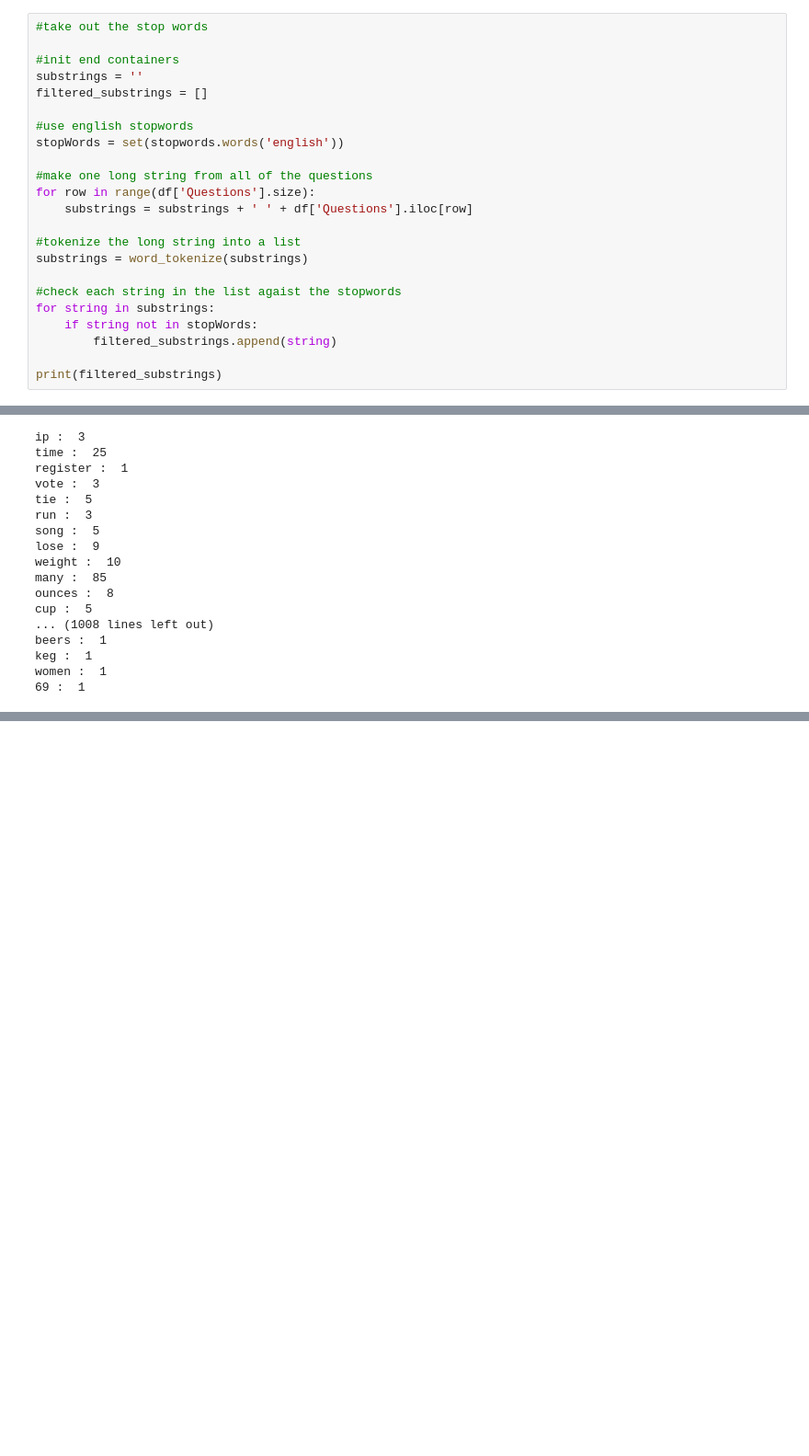
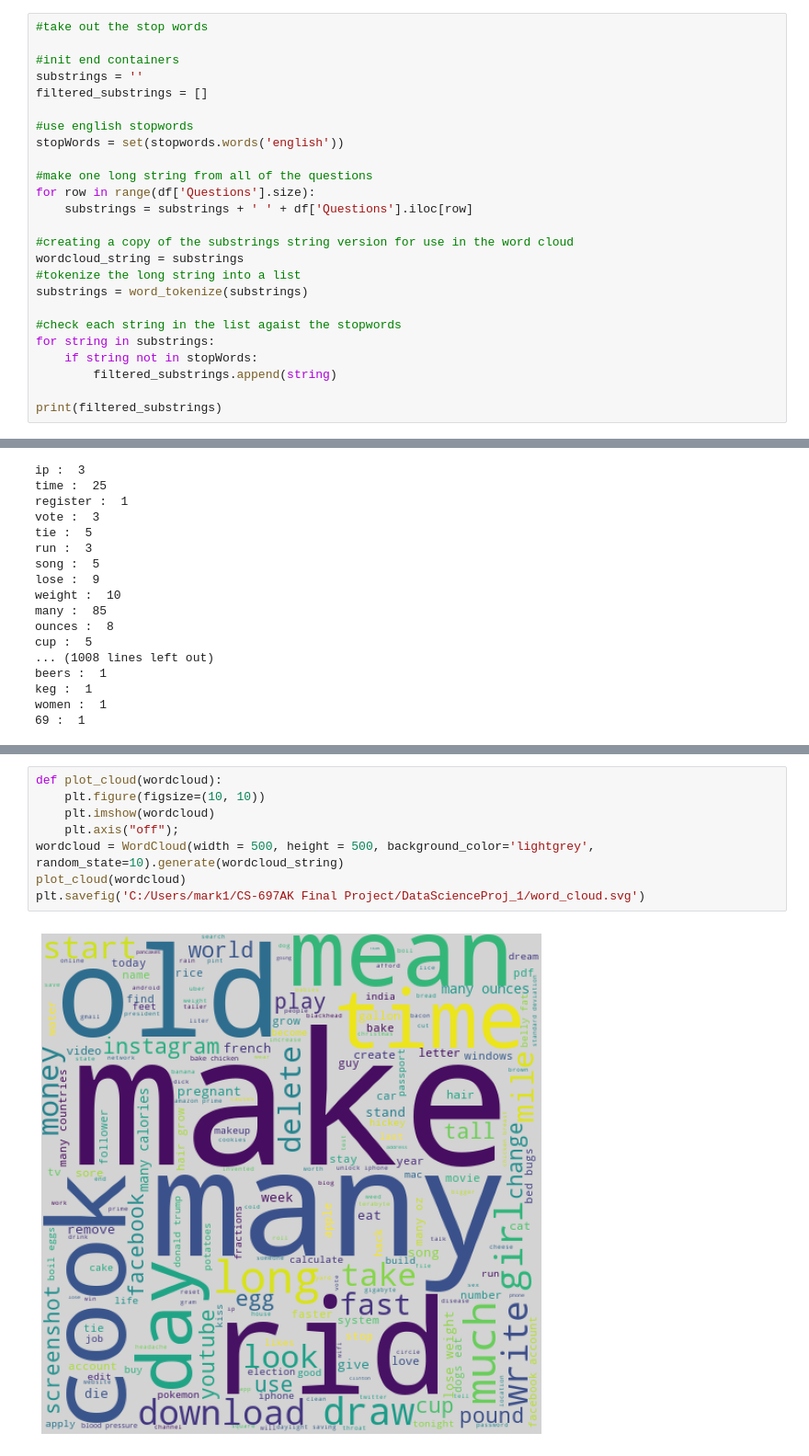
Before and after one commit to MrMcCarthy23/DataScienceProj_1, a Jupyter notebook: Import-Clean-EDA.ipynb, the cells around one changed output, grey strips where cells are left out. Shown at 92% size. Saved outputs shown, nothing was run; the diff lists cells and outputs as text; blank space fills up the shorter version.

```diff
--- a/Import-Clean-EDA.ipynb
+++ b/Import-Clean-EDA.ipynb
@@ -125,6 +130,8 @@ stopWords = set(stopwords.words('english'))
 for row in range(df['Questions'].size):
     substrings = substrings + ' ' + df['Questions'].iloc[row]
 
+#creating a copy of the substrings string version for use in the word cloud
+wordcloud_string = substrings
 #tokenize the long string into a list
 substrings = word_tokenize(substrings)
 
@@ -302,0 +383,10 @@ plt.show()
+# %%
+def plot_cloud(wordcloud):
+    plt.figure(figsize=(10, 10))
+    plt.imshow(wordcloud)
+    plt.axis("off");
+wordcloud = WordCloud(width = 500, height = 500, background_color='lightgrey', random_state=10).generate(wordcloud_string)
+plot_cloud(wordcloud)
+plt.savefig('C:/Users/mark1/CS-697AK Final Project/DataScienceProj_1/word_cloud.svg')
+# %% [output]
+[figure, added]
```
Also changed, not shown: parts of 17 cells of this notebook.
